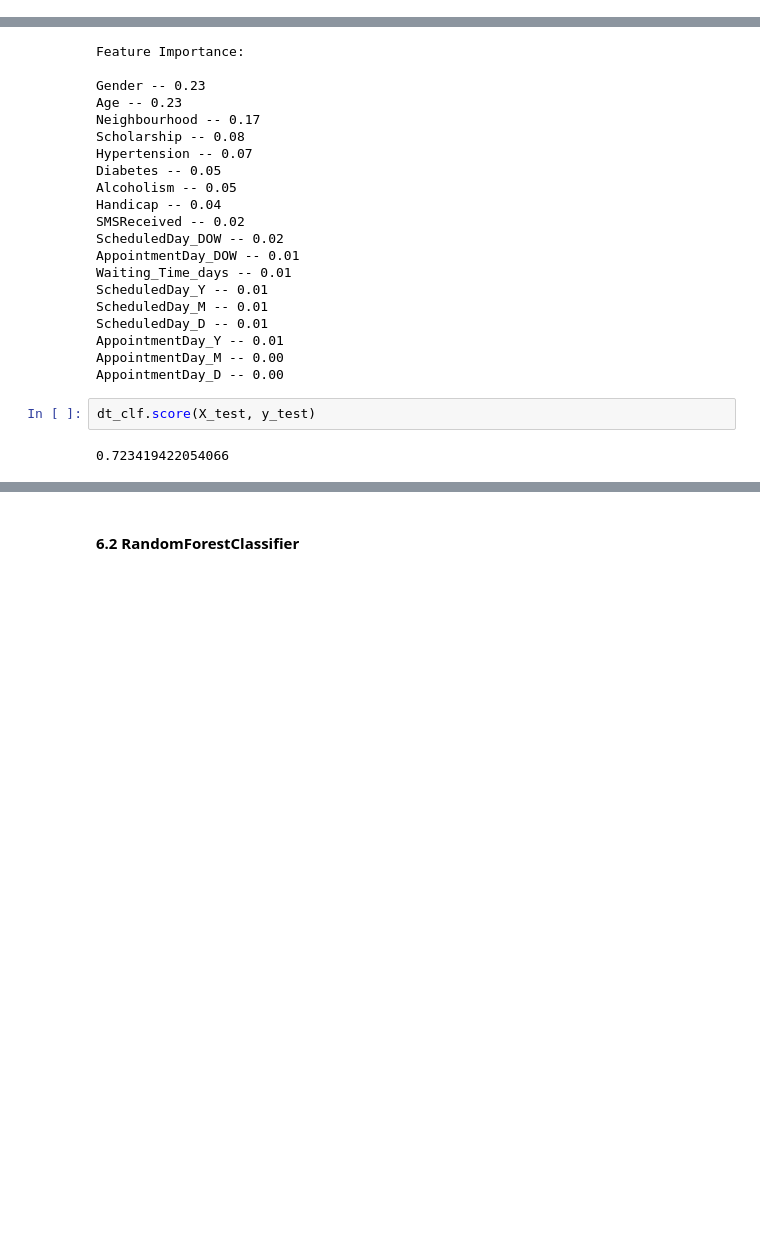
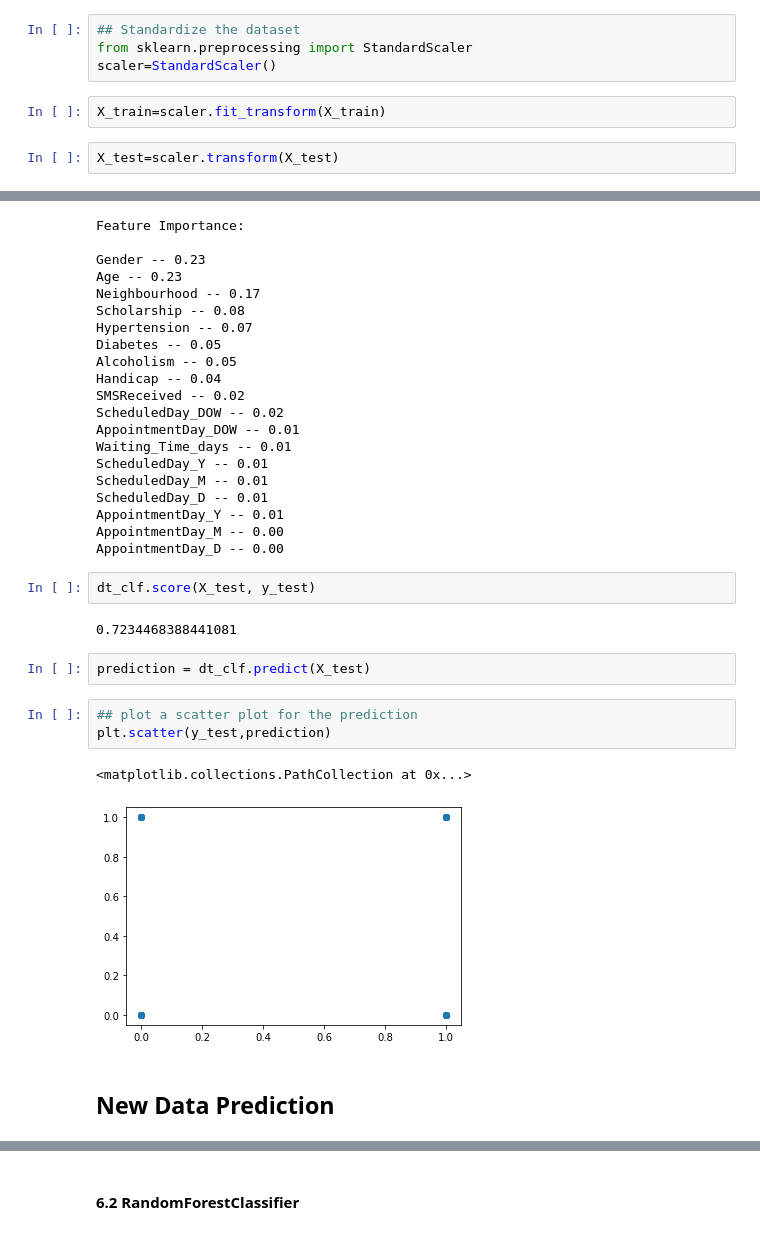
Before and after one commit to mankaransaggu/no-showprediction, a Jupyter notebook: predict-show-noshow-eda-visualization-model.ipynb, the cells around one changed output, grey strips where cells are left out. Saved outputs shown, nothing was run; the diff lists cells and outputs as text; blank space fills up the shorter version.

```diff
--- a/predict-show-noshow-eda-visualization-model.ipynb
+++ b/predict-show-noshow-eda-visualization-model.ipynb
@@ -800,0 +807,8 @@ X_train, X_test, y_train, y_test = train_test_split(X, y, test_size=0.33, random
+# %%
+## Standardize the dataset
+from sklearn.preprocessing import StandardScaler
+scaler=StandardScaler()
+# %%
+X_train=scaler.fit_transform(X_train)
+# %%
+X_test=scaler.transform(X_test)
@@ -833,4 +882,14 @@ AppointmentDay_D -- 0.00
 # %%
 dt_clf.score(X_test, y_test)
 # %% [output]
-0.723419422054066
+0.7234468388441081
+# %%
+prediction = dt_clf.predict(X_test)
+# %%
+## plot a scatter plot for the prediction
+plt.scatter(y_test,prediction)
+# %% [output]
+<matplotlib.collections.PathCollection at 0x...>
+[figure, added]
+# %% [markdown]
+## New Data Prediction
```
Also changed, not shown: parts of 10 cells of this notebook, 2 other files.
